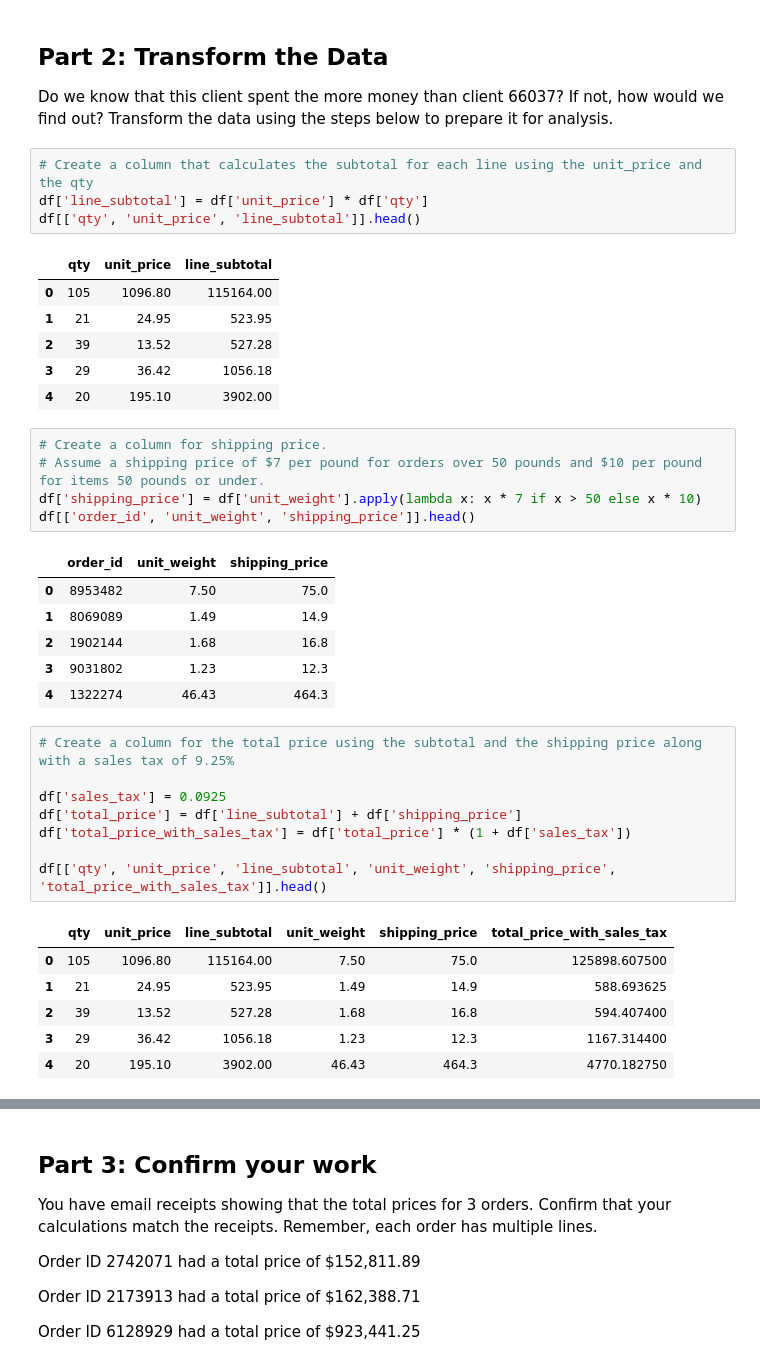
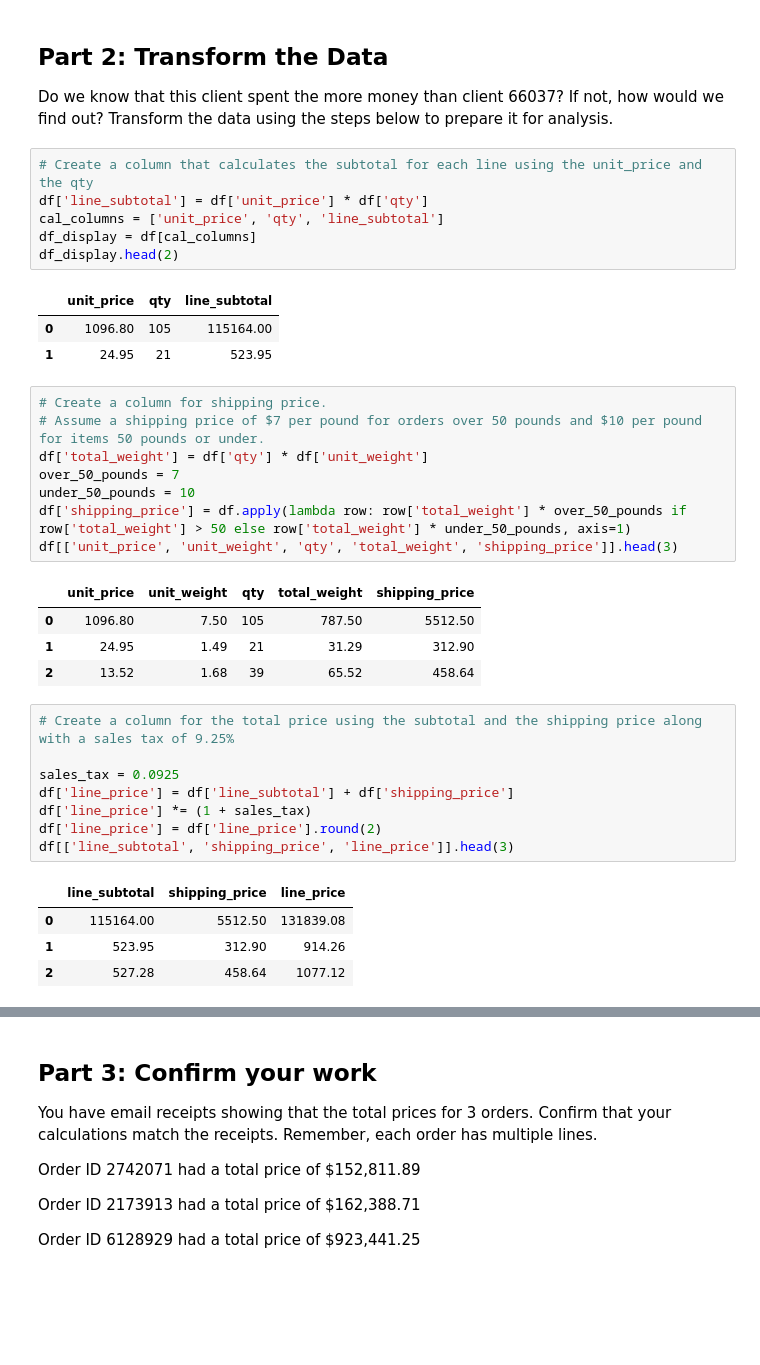
Before and after one commit to Salsonmez/pandas-challenge-1, a Jupyter notebook: wholesale_data_analysis_starter_code.ipynb, the cells around one changed output, grey strips where cells are left out. Saved outputs shown, nothing was run; the diff lists cells and outputs as text; blank space fills up the shorter version.

```diff
--- a/wholesale_data_analysis_starter_code.ipynb
+++ b/wholesale_data_analysis_starter_code.ipynb
@@ -121,41 +106,39 @@ Do we know that this client spent the more money than client 66037? If not, how
 # %%
 # Create a column that calculates the subtotal for each line using the unit_price and the qty
 df['line_subtotal'] = df['unit_price'] * df['qty']
-df[['qty', 'unit_price', 'line_subtotal']].head()
+cal_columns = ['unit_price', 'qty', 'line_subtotal']
+df_display = df[cal_columns]
+df_display.head(2)
 # %% [output]
-|  | qty | unit_price | line_subtotal |
-| 0 | 105 | 1096.80 | 115164.00 |
-| 1 | 21 | 24.95 | 523.95 |
-| 2 | 39 | 13.52 | 527.28 |
-| 3 | 29 | 36.42 | 1056.18 |
-| 4 | 20 | 195.10 | 3902.00 |
+|  | unit_price | qty | line_subtotal |
+| 0 | 1096.80 | 105 | 115164.00 |
+| 1 | 24.95 | 21 | 523.95 |
 # %%
 # Create a column for shipping price.
 # Assume a shipping price of $7 per pound for orders over 50 pounds and $10 per pound for items 50 pounds or under.
-df['shipping_price'] = df['unit_weight'].apply(lambda x: x * 7 if x > 50 else x * 10)
-df[['order_id', 'unit_weight', 'shipping_price']].head()
+df['total_weight'] = df['qty'] * df['unit_weight']
+over_50_pounds = 7
+under_50_pounds = 10
+df['shipping_price'] = df.apply(lambda row: row['total_weight'] * over_50_pounds if row['total_weight'] > 50 else row['total_weight'] * under_50_pounds, axis=1)
+df[['unit_price', 'unit_weight', 'qty', 'total_weight', 'shipping_price']].head(3)
 # %% [output]
-|  | order_id | unit_weight | shipping_price |
-| 0 | 8953482 | 7.50 | 75.0 |
-| 1 | 8069089 | 1.49 | 14.9 |
-| 2 | 1902144 | 1.68 | 16.8 |
-| 3 | 9031802 | 1.23 | 12.3 |
-| 4 | 1322274 | 46.43 | 464.3 |
+|  | unit_price | unit_weight | qty | total_weight | shipping_price |
+| 0 | 1096.80 | 7.50 | 105 | 787.50 | 5512.50 |
+| 1 | 24.95 | 1.49 | 21 | 31.29 | 312.90 |
+| 2 | 13.52 | 1.68 | 39 | 65.52 | 458.64 |
 # %%
 # Create a column for the total price using the subtotal and the shipping price along with a sales tax of 9.25%
 
-df['sales_tax'] = 0.0925
-df['total_price'] = df['line_subtotal'] + df['shipping_price']
-df['total_price_with_sales_tax'] = df['total_price'] * (1 + df['sales_tax'])
-
-df[['qty', 'unit_price', 'line_subtotal', 'unit_weight', 'shipping_price', 'total_price_with_sales_tax']].head()
+sales_tax = 0.0925
+df['line_price'] = df['line_subtotal'] + df['shipping_price']
+df['line_price'] *= (1 + sales_tax)
+df['line_price'] = df['line_price'].round(2)
+df[['line_subtotal', 'shipping_price', 'line_price']].head(3)
 # %% [output]
-|  | qty | unit_price | line_subtotal | unit_weight | shipping_price | total_price_with_sales_tax |
-| 0 | 105 | 1096.80 | 115164.00 | 7.50 | 75.0 | 125898.607500 |
-| 1 | 21 | 24.95 | 523.95 | 1.49 | 14.9 | 588.693625 |
-| 2 | 39 | 13.52 | 527.28 | 1.68 | 16.8 | 594.407400 |
-| 3 | 29 | 36.42 | 1056.18 | 1.23 | 12.3 | 1167.314400 |
-| 4 | 20 | 195.10 | 3902.00 | 46.43 | 464.3 | 4770.182750 |
+|  | line_subtotal | shipping_price | line_price |
+| 0 | 115164.00 | 5512.50 | 131839.08 |
+| 1 | 523.95 | 312.90 | 914.26 |
+| 2 | 527.28 | 458.64 | 1077.12 |
 # %%
 # Create a column for the cost of each line using unit cost, qty, and
 # shipping price (assume the shipping cost is exactly what is charged to the client).
```
Also changed, not shown: parts of 13 cells of this notebook.
